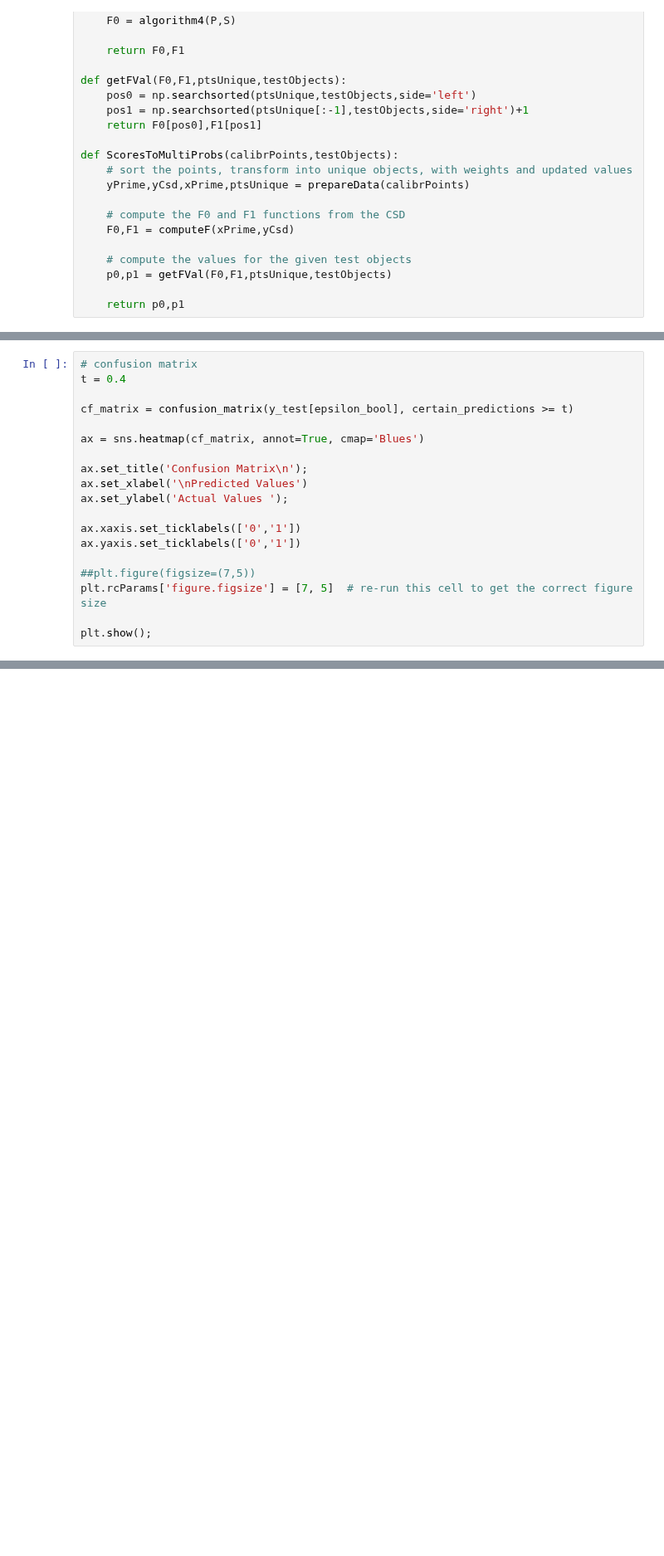
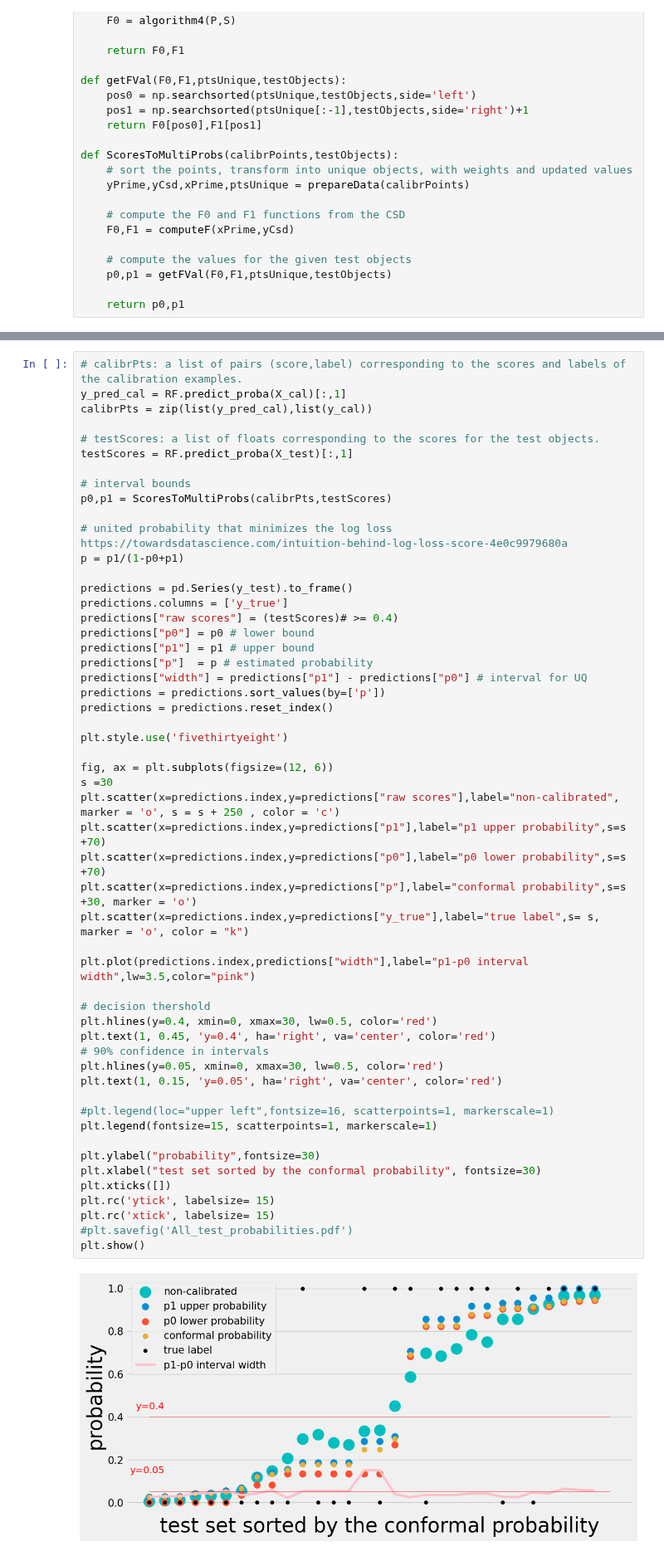
Before and after one commit to MMdeCastro/Uncertainty_Quantification_XAI, a Jupyter notebook: UQ.ipynb, the cells around one changed output, grey strips where cells are left out. Shown at 83% size. Saved outputs shown, nothing was run; the diff lists cells and outputs as text; blank space fills up the shorter version.

```diff
--- a/UQ.ipynb
+++ b/UQ.ipynb
@@ -1114,19 +885,0 @@ En aplicaciones reales, puede ser preferible esa inversión en tiempo humano que
-# %%
-# confusion matrix
-t = 0.4
-
-cf_matrix = confusion_matrix(y_test[epsilon_bool], certain_predictions >= t)
-
-ax = sns.heatmap(cf_matrix, annot=True, cmap='Blues')
-
-ax.set_title('Confusion Matrix\n');
-ax.set_xlabel('\nPredicted Values')
-ax.set_ylabel('Actual Values ');
-
-ax.xaxis.set_ticklabels(['0','1'])
-ax.yaxis.set_ticklabels(['0','1'])
-
-##plt.figure(figsize=(7,5))
-plt.rcParams['figure.figsize'] = [7, 5]  # re-run this cell to get the correct figure size
-
-plt.show();
@@ -1138,0 +888,55 @@ Con la 'Conformal Prediction' hemos detectado las instancias con el intervalo de
+# %%
+# calibrPts: a list of pairs (score,label) corresponding to the scores and labels of the calibration examples.
+y_pred_cal = RF.predict_proba(X_cal)[:,1]
+calibrPts = zip(list(y_pred_cal),list(y_cal))
+
+# testScores: a list of floats corresponding to the scores for the test objects.
+testScores = RF.predict_proba(X_test)[:,1]
+
+# interval bounds
+p0,p1 = ScoresToMultiProbs(calibrPts,testScores)
+
+# united probability that minimizes the log loss https://towardsdatascience.com/intuition-behind-log-loss-score-4e0c9979680a
+p = p1/(1-p0+p1)
+
+predictions = pd.Series(y_test).to_frame()
+predictions.columns = ['y_true']
+predictions["raw scores"] = (testScores)# >= 0.4)
+predictions["p0"] = p0 # lower bound
+predictions["p1"] = p1 # upper bound
+predictions["p"]  = p # estimated probability
+predictions["width"] = predictions["p1"] - predictions["p0"] # interval for UQ
+predictions = predictions.sort_values(by=['p'])
+predictions = predictions.reset_index()
+
+plt.style.use('fivethirtyeight')
+
+fig, ax = plt.subplots(figsize=(12, 6))
+s =30
+plt.scatter(x=predictions.index,y=predictions["raw scores"],label="non-calibrated", marker = 'o', s = s + 250 , color = 'c')
+plt.scatter(x=predictions.index,y=predictions["p1"],label="p1 upper probability",s=s +70)
+plt.scatter(x=predictions.index,y=predictions["p0"],label="p0 lower probability",s=s +70)
+plt.scatter(x=predictions.index,y=predictions["p"],label="conformal probability",s=s +30, marker = 'o')
+plt.scatter(x=predictions.index,y=predictions["y_true"],label="true label",s= s, marker = 'o', color = "k")
+
+plt.plot(predictions.index,predictions["width"],label="p1-p0 interval width",lw=3.5,color="pink")
+
+# decision thershold
+plt.hlines(y=0.4, xmin=0, xmax=30, lw=0.5, color='red')
+plt.text(1, 0.45, 'y=0.4', ha='right', va='center', color='red')
+# 90% confidence in intervals
+plt.hlines(y=0.05, xmin=0, xmax=30, lw=0.5, color='red')
+plt.text(1, 0.15, 'y=0.05', ha='right', va='center', color='red')
+
+#plt.legend(loc="upper left",fontsize=16, scatterpoints=1, markerscale=1)
+plt.legend(fontsize=15, scatterpoints=1, markerscale=1)
+
+plt.ylabel("probability",fontsize=30)
+plt.xlabel("test set sorted by the conformal probability", fontsize=30)
+plt.xticks([])
+plt.rc('ytick', labelsize= 15)
+plt.rc('xtick', labelsize= 15)
+#plt.savefig('All_test_probabilities.pdf')
+plt.show()
+# %% [output]
+[figure, added]
```
Also changed, not shown: parts of 70 cells of this notebook, 2 other files.
